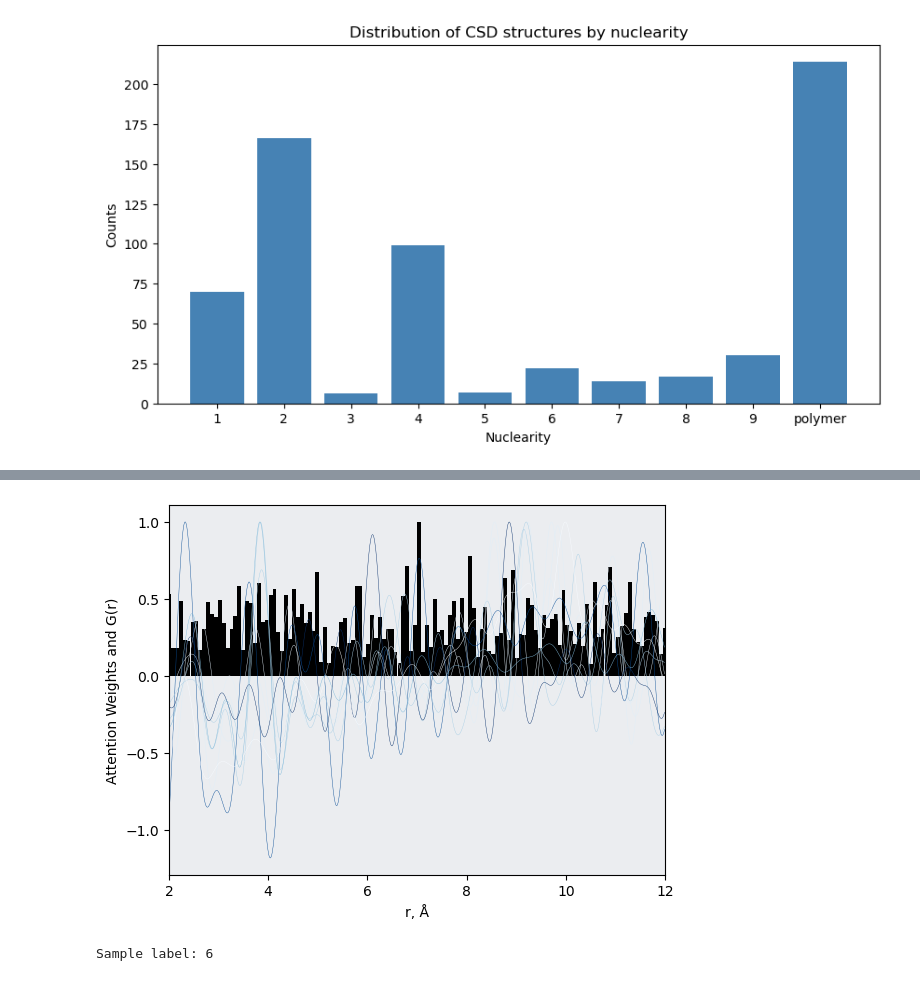
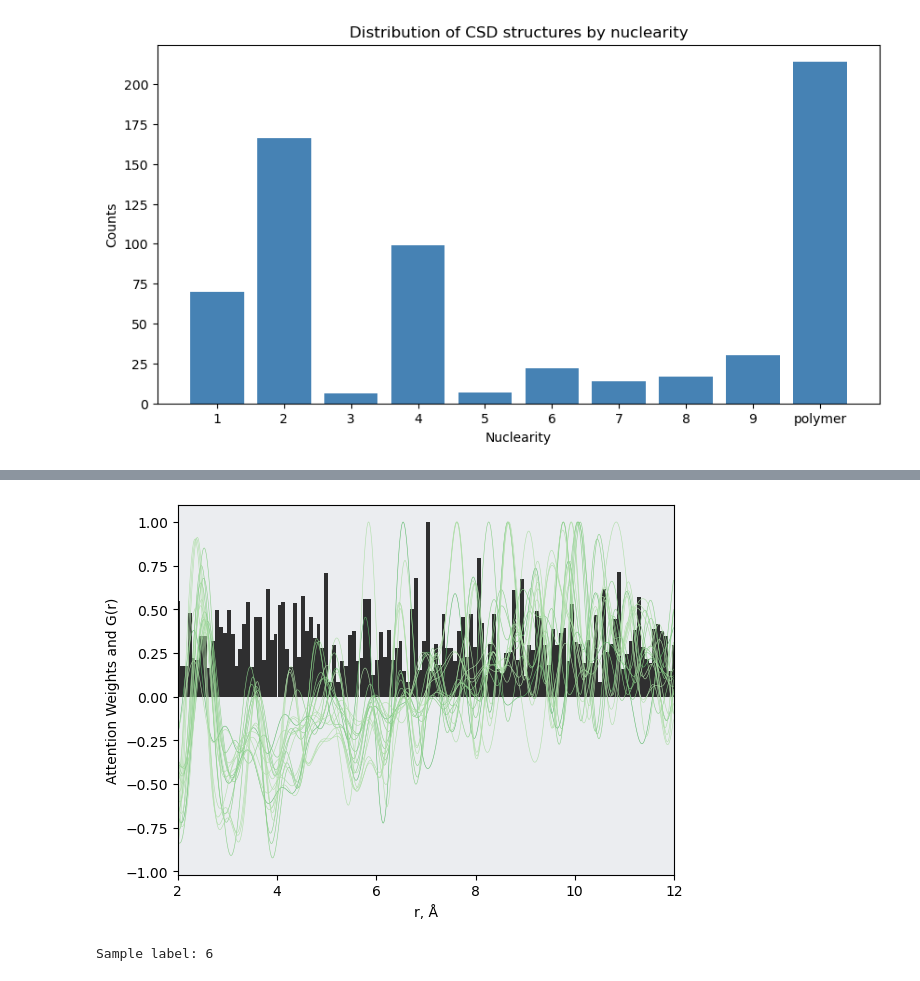
Before and after one commit to grebenyyk/PDF-NN, a Jupyter notebook: complete workflow/architecture_comparison/3C-train-model-CSD-with-attention.ipynb, the cells around one changed output, grey strips where cells are left out. Cells and saved outputs as stored; diff of their text form; code cells hidden in the pictures.

Commit message:
make attention plots uniform across datasets

```diff
--- a/complete workflow/architecture_comparison/3C-train-model-CSD-with-attention.ipynb
+++ b/complete workflow/architecture_comparison/3C-train-model-CSD-with-attention.ipynb
@@ -294,9 +285,9 @@ plt.show()
 X_train, X_val, y_train, y_val = train_test_split(data_points, labels, test_size=0.2, random_state=42)
 
 # Load the best model from cross-validation (best fold determined from training)
-best_fold = np.argmax(all_fold_results) + 1  # +1 because fold_num starts at 1
-best_model_path = get_path('csd_models') / 'cv_folds' / f'csd_fold_{best_fold}_model.h5'
-print(f"Loading best model from fold {best_fold}: {best_model_path}")
+#best_fold = np.argmax(all_fold_results) + 1  # +1 because fold_num starts at 1
+best_model_path = get_path('csd_models') / 'cv_folds' / f'csd_fold_3_model.h5'
+#print(f"Loading best model from fold {best_fold}: {best_model_path}")
 
 with custom_object_scope({'SeqSelfAttention': SeqSelfAttention}):
     load_model = keras.models.load_model(best_model_path)
@@ -357,7 +368,7 @@ plt.show()
 from keras.models import Model
 
 # Use the same best model from cross-validation
-best_model_path = get_path('csd_models') / 'cv_folds' / f'csd_fold_{best_fold}_model.h5'
+best_model_path = get_path('csd_models') / 'cv_folds' / f'csd_fold_3_model.h5'
 with custom_object_scope({'SeqSelfAttention': SeqSelfAttention}):
     loaded_model = keras.models.load_model(best_model_path)
 
@@ -376,34 +387,34 @@ all_attention_weights = np.concatenate(all_attention_weights, axis=0)
 average_attention_weights = np.mean(all_attention_weights, axis=0)
 summed_attention_weights = np.sum(average_attention_weights, axis=0)
 # %%
-# Plotting of attention weights together with the first 300 PDFs of the dataset
+# Plotting of attention weights
 import numpy as np
 import matplotlib.pyplot as plt
 import seaborn as sns
 from matplotlib.cm import get_cmap
 
 min_val = np.min(labels)
 max_val = np.max(labels)
 normalized_labels = (labels - min_val) / (max_val - min_val)
-colormap = get_cmap('Blues')
+colormap = get_cmap('Greens')
 
 # Get attention dimension dynamically
 attention_dim = len(summed_attention_weights)
 
 fig, ax = plt.subplots()
-for i in range(1,10):
-    color = colormap(normalized_labels[i])
+for i in range(1,20):
+    color = colormap(normalized_labels[350-i])
     plt.plot(np.arange(len(data_points[i,:]))/100+2, data_points[i,:]/data_points[i,:].max(),
-             alpha=1, linewidth=0.3, color=color)
+             alpha=1, linewidth=0.4, color=color)
 ax.bar(np.linspace(2, 12, attention_dim), summed_attention_weights/summed_attention_weights.max(),
-       width=(10.0 / attention_dim), color='black')
+       width=(10.0 / attention_dim), color='black', alpha=0.8)
 ax.set_facecolor('#ebedf0')
 plt.xlabel('r, Å')
 plt.ylabel('Attention Weights and G(r)')
 ax.set_xlim(2,12)
 plt.show()
 # %% [output]
-[figure, old version]
+[figure, new version]
 # %%
 import tensorflow as tf
 import matplotlib.pyplot as plt
```
Also changed, not shown: parts of 5 cells of this notebook.
